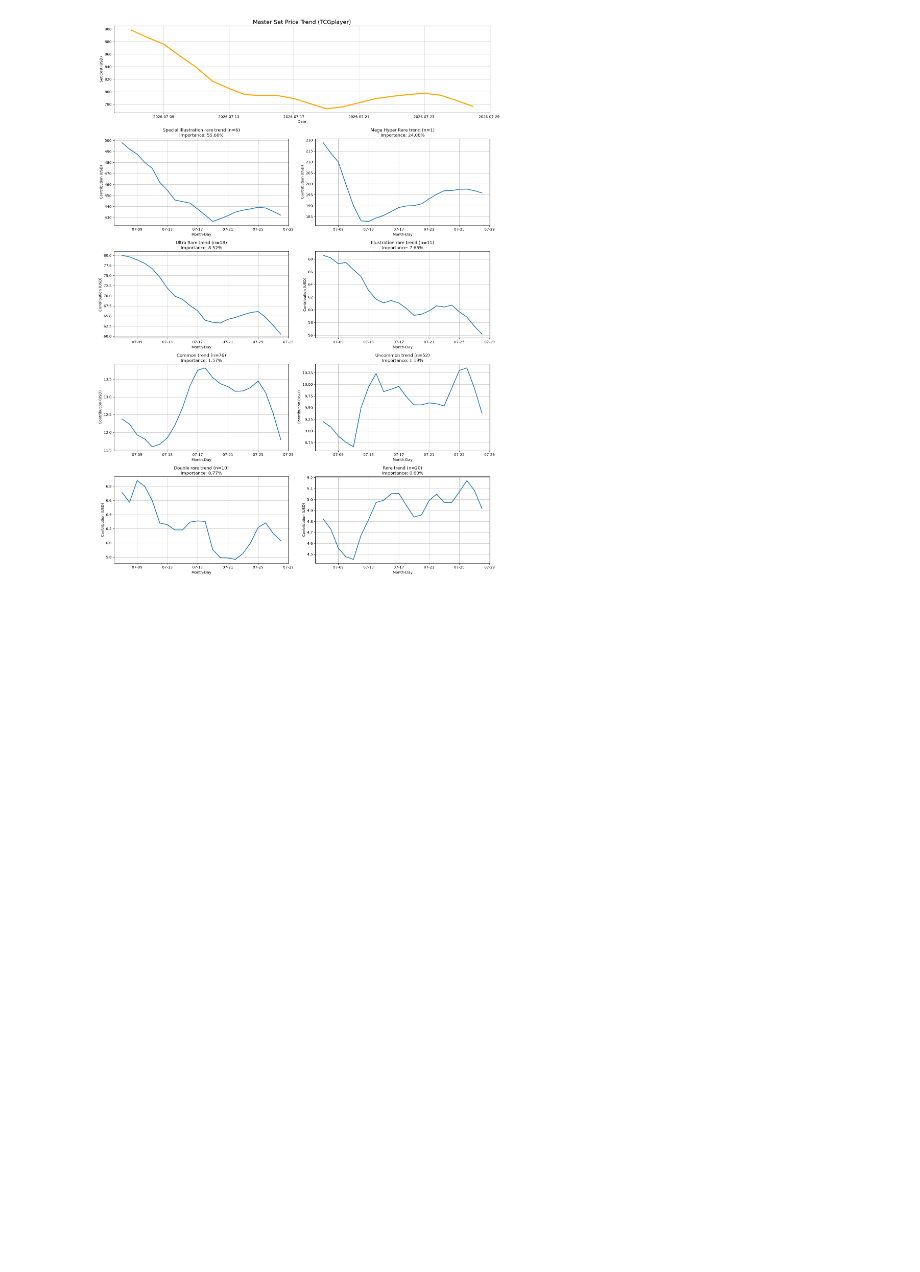
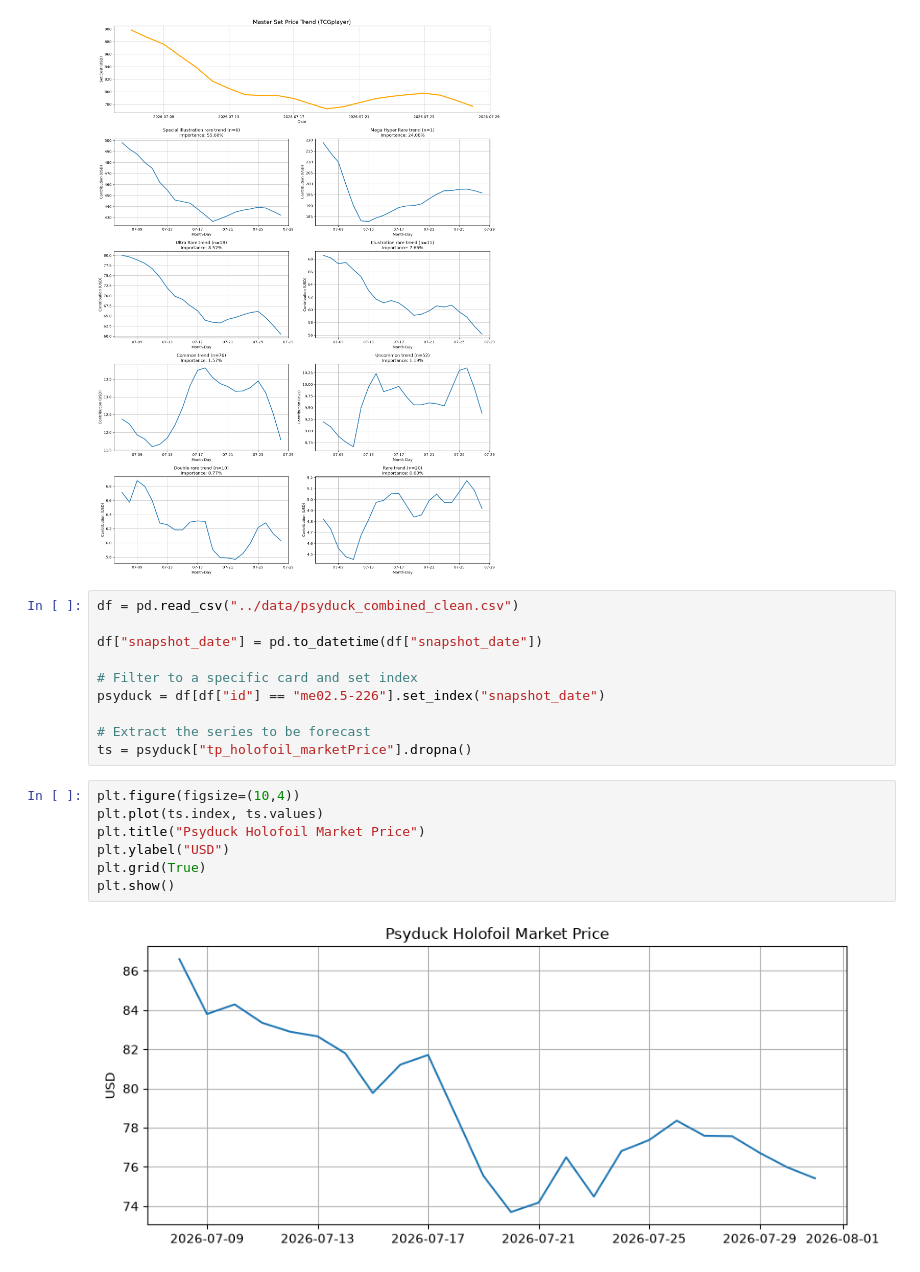
Before and after one commit to Snewski/Pokemon-TCG-Data, a Jupyter notebook: src/analysis.ipynb, the cells around one changed output. Drawn from its saved outputs; the diff is of its cells as text; blank space fills up the shorter version.

Commit message:
data + Forecasting babysteps

```diff
--- a/src/analysis.ipynb
+++ b/src/analysis.ipynb
@@ -227,3 +234,22 @@ def plot_set_and_rarity_trends(csv_path, source="tp", period=3):
 plot_set_and_rarity_trends("../data/chaos_rising_combined_clean.csv", source="tp", period=3)
 # %% [output]
 [figure]
+# %%
+df = pd.read_csv("../data/psyduck_combined_clean.csv")
+
+df["snapshot_date"] = pd.to_datetime(df["snapshot_date"])
+
+# Filter to a specific card and set index
+psyduck = df[df["id"] == "me02.5-226"].set_index("snapshot_date")
+
+# Extract the series to be forecast
+ts = psyduck["tp_holofoil_marketPrice"].dropna()
+# %%
+plt.figure(figsize=(10,4))
+plt.plot(ts.index, ts.values)
+plt.title("Psyduck Holofoil Market Price")
+plt.ylabel("USD")
+plt.grid(True)
+plt.show()
+# %% [output]
+[figure, added]
```
Also changed, not shown: parts of 15 cells of this notebook, 17 other files.
